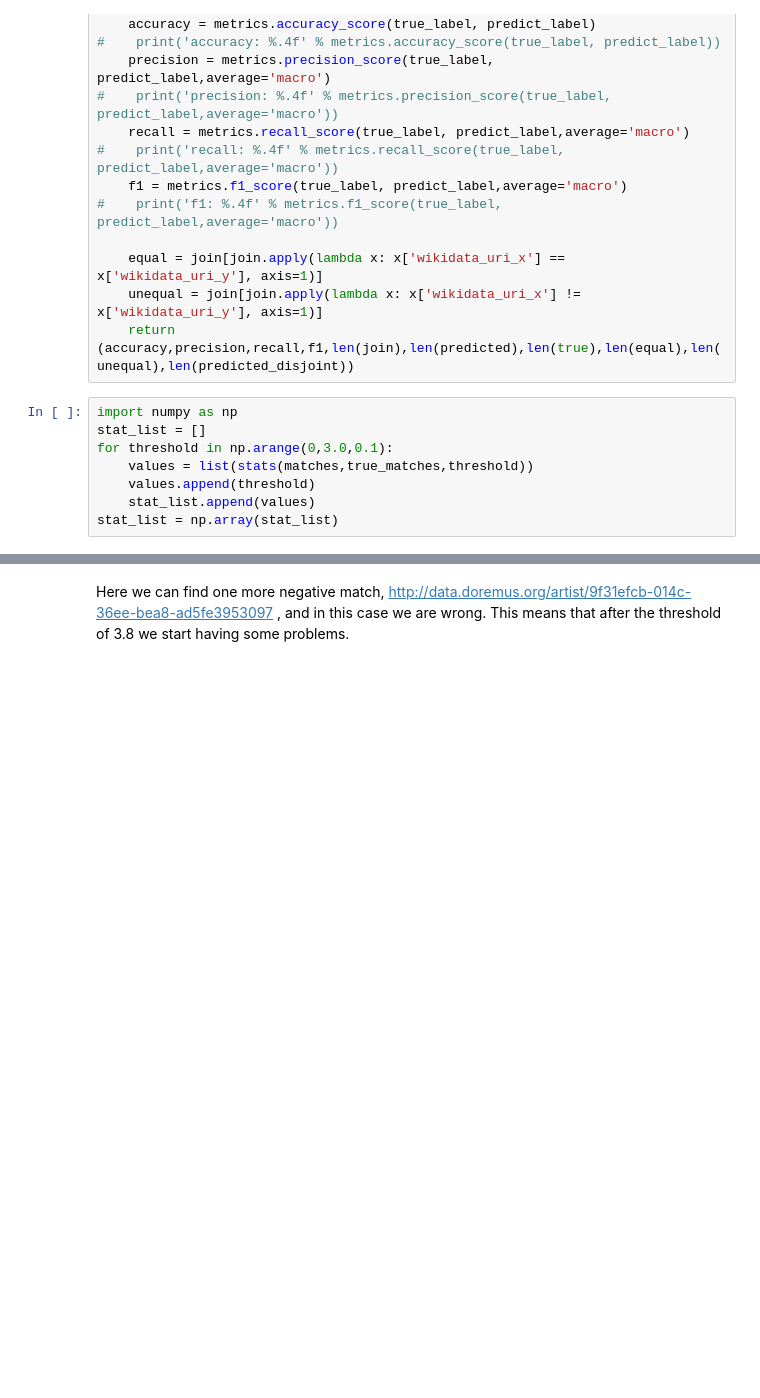
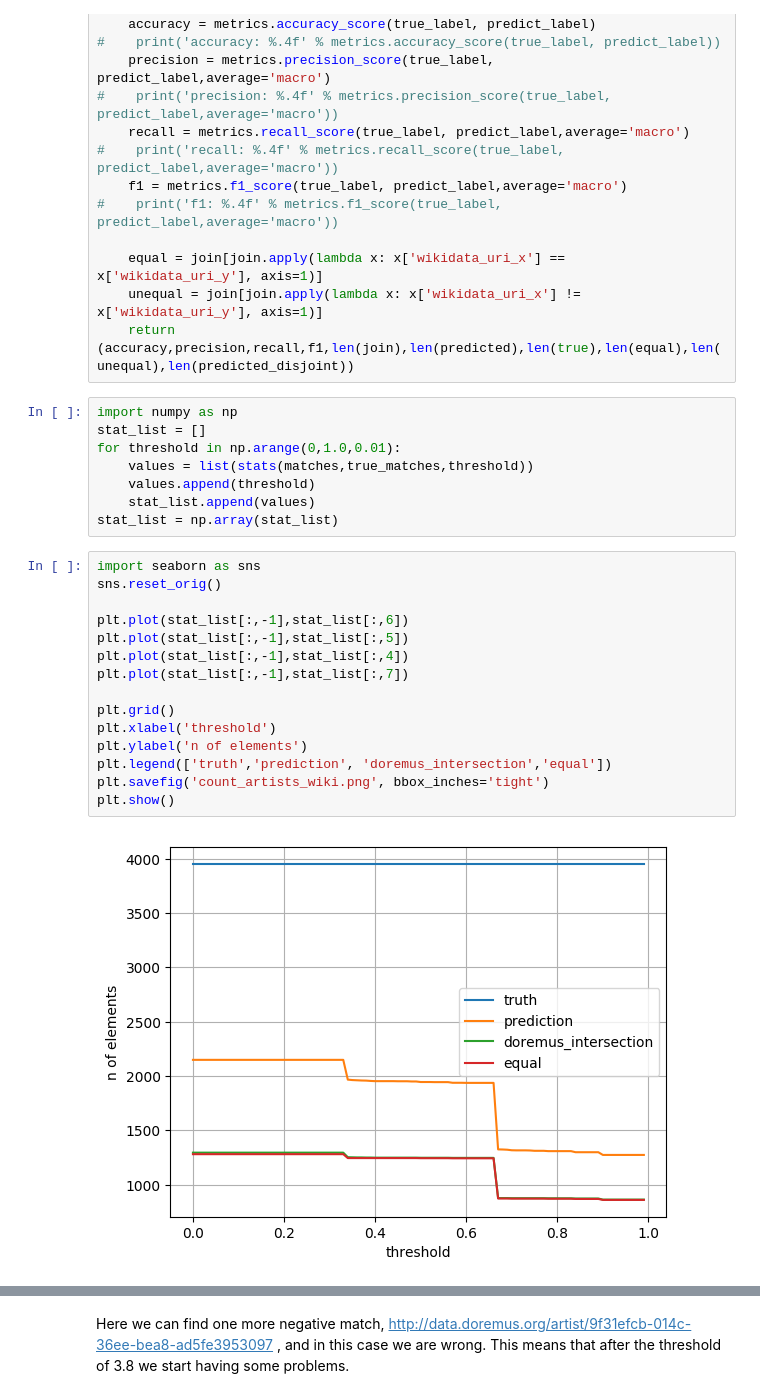
Before and after one commit to D2KLab/CityMUS, a Jupyter notebook: matching_performances/v1/check_performance.ipynb, the cells around one changed output, grey strips where cells are left out. Drawn from its saved outputs; the diff is of its cells as text; blank space fills up the shorter version.

```diff
--- a/matching_performances/v1/check_performance.ipynb
+++ b/matching_performances/v1/check_performance.ipynb
@@ -363,8 +391,25 @@ def stats(matches,true_matches,threshold=0):
 # %%
 import numpy as np
 stat_list = []
-for threshold in np.arange(0,3.0,0.1):
+for threshold in np.arange(0,1.0,0.01):
     values = list(stats(matches,true_matches,threshold))
     values.append(threshold)
     stat_list.append(values)
 stat_list = np.array(stat_list)
+# %%
+import seaborn as sns
+sns.reset_orig()
+
+plt.plot(stat_list[:,-1],stat_list[:,6])
+plt.plot(stat_list[:,-1],stat_list[:,5])
+plt.plot(stat_list[:,-1],stat_list[:,4])
+plt.plot(stat_list[:,-1],stat_list[:,7])
+
+plt.grid()
+plt.xlabel('threshold')
+plt.ylabel('n of elements')
+plt.legend(['truth','prediction', 'doremus_intersection','equal'])
+plt.savefig('count_artists_wiki.png', bbox_inches='tight')
+plt.show()
+# %% [output]
+[figure, added]
```
Also changed, not shown: parts of 10 cells of this notebook, 15 other files.
